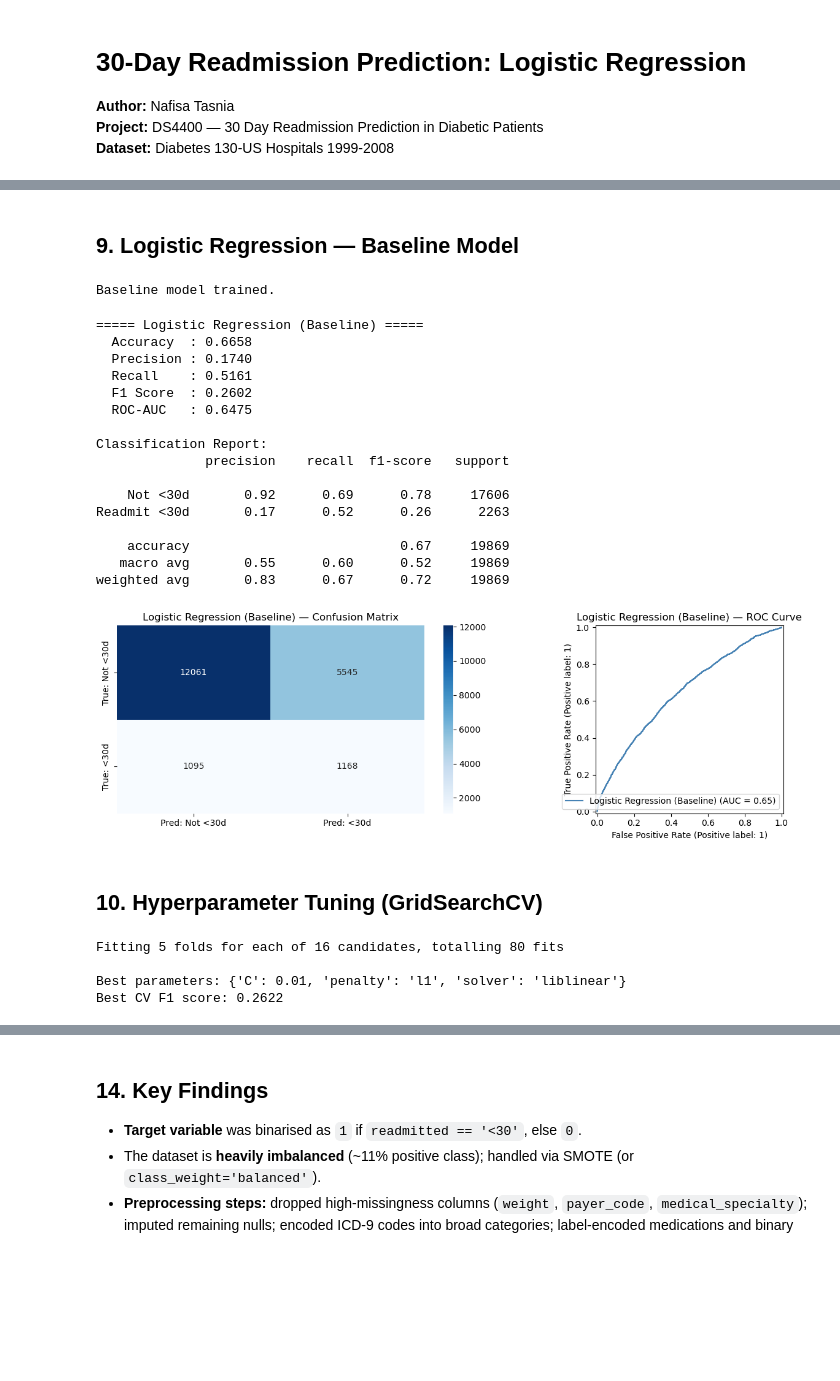
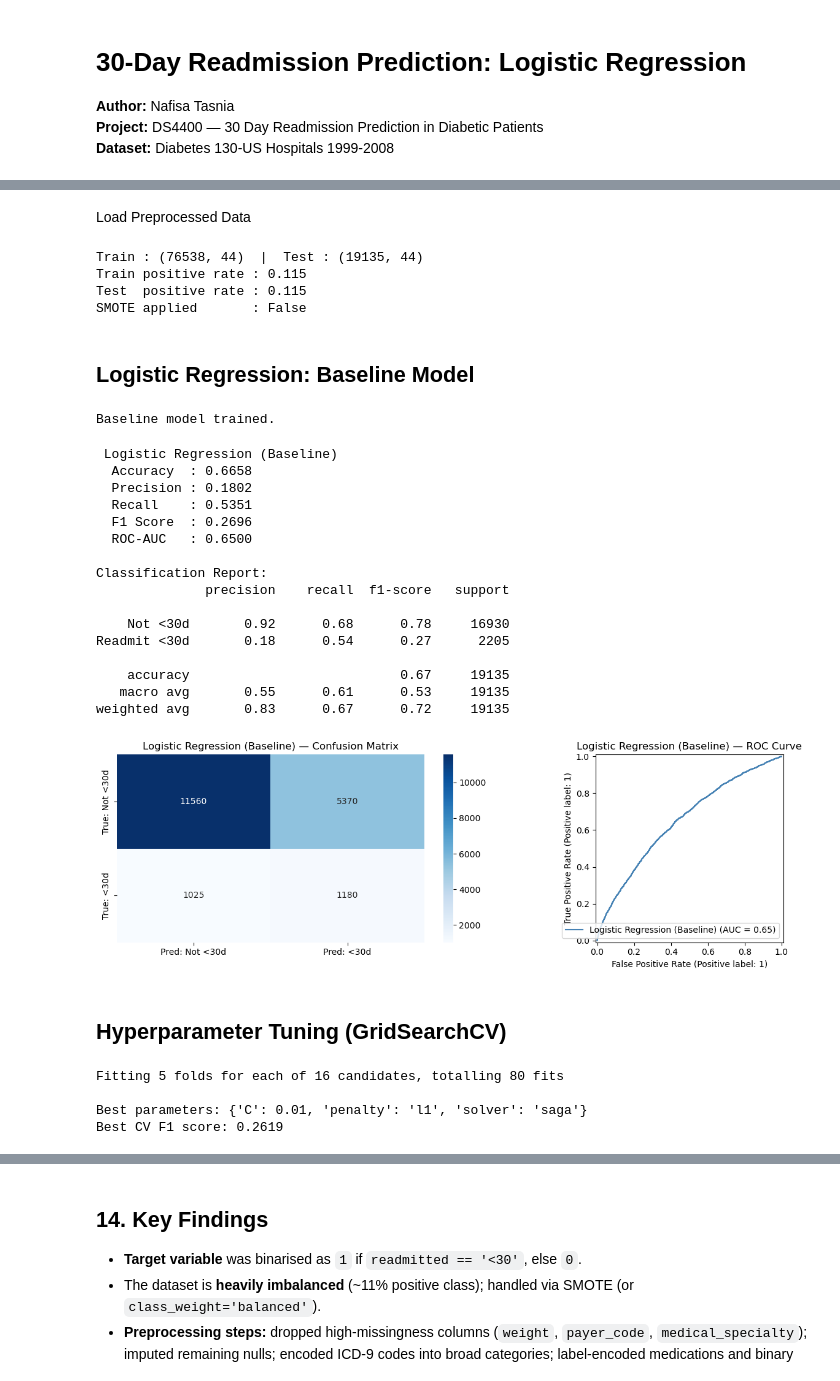
Before and after one commit to swaggy1234/DS4400FinalProject, a Jupyter notebook: logistic_regression_nafisa.ipynb, the cells around one changed output, grey strips where cells are left out. Drawn from its saved outputs; the diff is of its cells as text; code cells hidden in the pictures; blank space fills up the shorter version.

Commit message:
pushing everything use diabetic processed.csv

```diff
--- a/logistic_regression_nafisa.ipynb
+++ b/logistic_regression_nafisa.ipynb
@@ -141,17 +28,0 @@ diag_1                        21         0.02
-# %%
-# Let's visualize the numerical features to understand their distributions before we scale.
-# Things like num_procedures and number_inpatient tend to be heavily right-skewed,
-# which is totally expected in healthcare data.
-num_cols = ['time_in_hospital', 'num_lab_procedures', 'num_procedures',
-            'num_medications', 'number_outpatient', 'number_emergency',
-            'number_inpatient', 'number_diagnoses']
-
-fig, axes = plt.subplots(2, 4, figsize=(16, 7))
-for ax, col in zip(axes.flat, num_cols):
-    df[col].hist(bins=30, ax=ax, color='steelblue', edgecolor='white')
-    ax.set_title(col, fontsize=9)
-    ax.set_xlabel('')
-plt.suptitle('Numerical Feature Distributions', fontsize=13, y=1.01)
-plt.tight_layout()
-plt.savefig('numerical_distributions.png', dpi=150, bbox_inches='tight')
-plt.show()
@@ -441,5 +29,32 @@ Scaling applied.
+# %% [markdown]
+Load Preprocessed Data
+# %%
+# Load all preprocessed data produced by 02_preprocessing.ipynb
+_cwd = Path(os.getcwd())
+ROOT = _cwd if (_cwd / 'data').exists() else _cwd.parent
+
+PROCESSED_DIR = ROOT / 'data' / 'processed'
+RESULTS_DIR   = ROOT / 'results'
+RESULTS_DIR.mkdir(parents=True, exist_ok=True)
+
+X_train_sc      = joblib.load(PROCESSED_DIR / 'X_train_sc.pkl')
+X_test_sc       = joblib.load(PROCESSED_DIR / 'X_test_sc.pkl')
+y_train_bal     = joblib.load(PROCESSED_DIR / 'y_train_bal.pkl')
+y_test          = joblib.load(PROCESSED_DIR / 'y_test.pkl')
+feature_names   = joblib.load(PROCESSED_DIR / 'feature_names.pkl')
+SMOTE_AVAILABLE = joblib.load(PROCESSED_DIR / 'smote_available.pkl')
+
+print(f'Train : {X_train_sc.shape}  |  Test : {X_test_sc.shape}')
+print(f'Train positive rate : {y_train_bal.mean():.3f}')
+print(f'Test  positive rate : {y_test.mean():.3f}')
+print(f'SMOTE applied       : {SMOTE_AVAILABLE}')
+# %% [output]
+Train : (76538, 44)  |  Test : (19135, 44)
+Train positive rate : 0.115
+Test  positive rate : 0.115
+SMOTE applied       : False
 # %% [markdown]
-## 9. Logistic Regression — Baseline Model
+## Logistic Regression: Baseline Model
 # %%
 # If SMOTE balanced the training data, we don't need class_weight='balanced' too —
 # using both would over-correct. If SMOTE wasn't available, set it here instead.
@@ -475,7 +90,7 @@ def evaluate_model(model, X_test_scaled, y_test, model_name='Model'):
     roc   = roc_auc_score(y_test, y_prob)
     cm    = confusion_matrix(y_test, y_pred)
 
-    print(f'\n===== {model_name} =====')
+    print(f'\n {model_name} ')
     print(f'  Accuracy  : {acc:.4f}')
     print(f'  Precision : {prec:.4f}')  # of patients we flagged, how many were actually readmitted?
     print(f'  Recall    : {rec:.4f}')   # of patients who were actually readmitted, how many did we catch?
@@ -485,47 +100,47 @@ def evaluate_model(model, X_test_scaled, y_test, model_name='Model'):
     print(classification_report(y_test, y_pred, target_names=['Not <30d', 'Readmit <30d']))
 
     fig, axes = plt.subplots(1, 2, figsize=(13, 4))
 
     # Confusion matrix — lets us see the actual vs predicted breakdown
     # Top-left = true negatives, bottom-right = true positives
     sns.heatmap(cm, annot=True, fmt='d', cmap='Blues',
                 xticklabels=['Pred: Not <30d', 'Pred: <30d'],
                 yticklabels=['True: Not <30d', 'True: <30d'], ax=axes[0])
     axes[0].set_title(f'{model_name} — Confusion Matrix')
 
     # ROC curve — the closer it hugs the top-left corner, the better
     RocCurveDisplay.from_predictions(y_test, y_prob, ax=axes[1],
                                       name=model_name, color='steelblue')
     axes[1].set_title(f'{model_name} — ROC Curve')
 
     plt.tight_layout()
-    fname = model_name.lower().replace(' ', '_') + '_eval.png'
+    fname = RESULTS_DIR / (model_name.lower().replace(' ', '_') + '_eval.png')
     plt.savefig(fname, dpi=150, bbox_inches='tight')
     plt.show()
 
     return {'accuracy': acc, 'f1': f1, 'precision': prec, 'recall': rec, 'roc_auc': roc}
 
 baseline_metrics = evaluate_model(lr_base, X_test_sc, y_test, 'Logistic Regression (Baseline)')
 # %% [output]
-===== Logistic Regression (Baseline) =====
+ Logistic Regression (Baseline)
   Accuracy  : 0.6658
-  Precision : 0.1740
-  Recall    : 0.5161
-  F1 Score  : 0.2602
-  ROC-AUC   : 0.6475
+  Precision : 0.1802
+  Recall    : 0.5351
+  F1 Score  : 0.2696
+  ROC-AUC   : 0.6500
 
 Classification Report:
               precision    recall  f1-score   support
 
-    Not <30d       0.92      0.69      0.78     17606
-Readmit <30d       0.17      0.52      0.26      2263
+    Not <30d       0.92      0.68      0.78     16930
+Readmit <30d       0.18      0.54      0.27      2205
 
-    accuracy                           0.67     19869
-   macro avg       0.55      0.60      0.52     19869
-weighted avg       0.83      0.67      0.72     19869
+    accuracy                           0.67     19135
+   macro avg       0.55      0.61      0.53     19135
+weighted avg       0.83      0.67      0.72     19135
-[figure, old version]
+[figure, new version]
 # %% [markdown]
-## 10. Hyperparameter Tuning (GridSearchCV)
+## Hyperparameter Tuning (GridSearchCV)
 # %%
 # C controls regularization strength — smaller C = more regularization = simpler model.
 # L1 penalty (lasso) can zero out irrelevant features entirely (built-in feature selection).
@@ -560,8 +175,8 @@ print(f'Best CV F1 score: {grid_search.best_score_:.4f}')
 # %% [output]
 Fitting 5 folds for each of 16 candidates, totalling 80 fits
 
-Best parameters: {'C': 0.01, 'penalty': 'l1', 'solver': 'liblinear'}
-Best CV F1 score: 0.2622
+Best parameters: {'C': 0.01, 'penalty': 'l1', 'solver': 'saga'}
+Best CV F1 score: 0.2619
 # %%
 # Grab the best model from the grid search and evaluate it on the held-out test set
 best_lr = grid_search.best_estimator_
```
Also changed, not shown: parts of 30 cells of this notebook, 15 other files.
